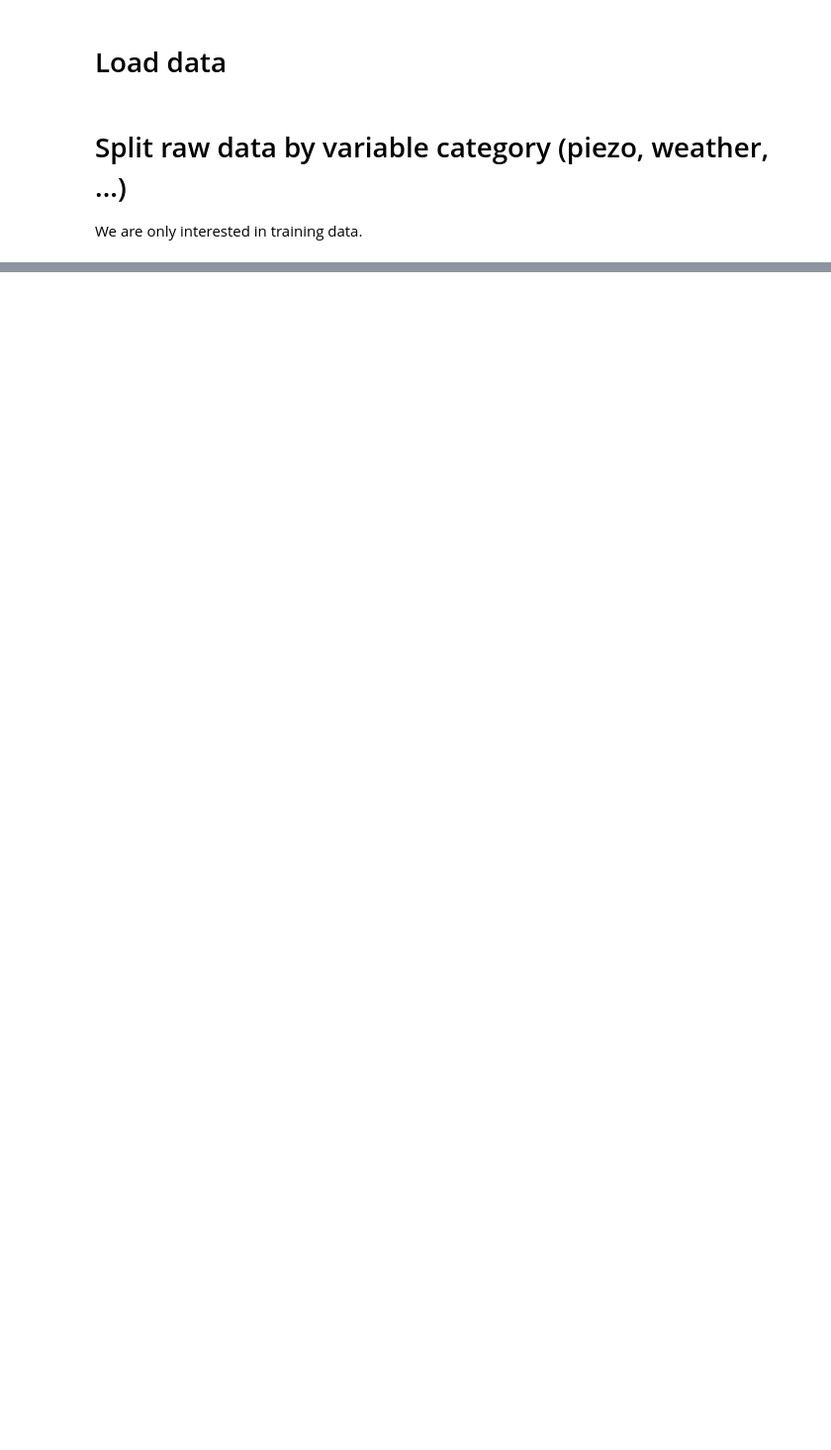
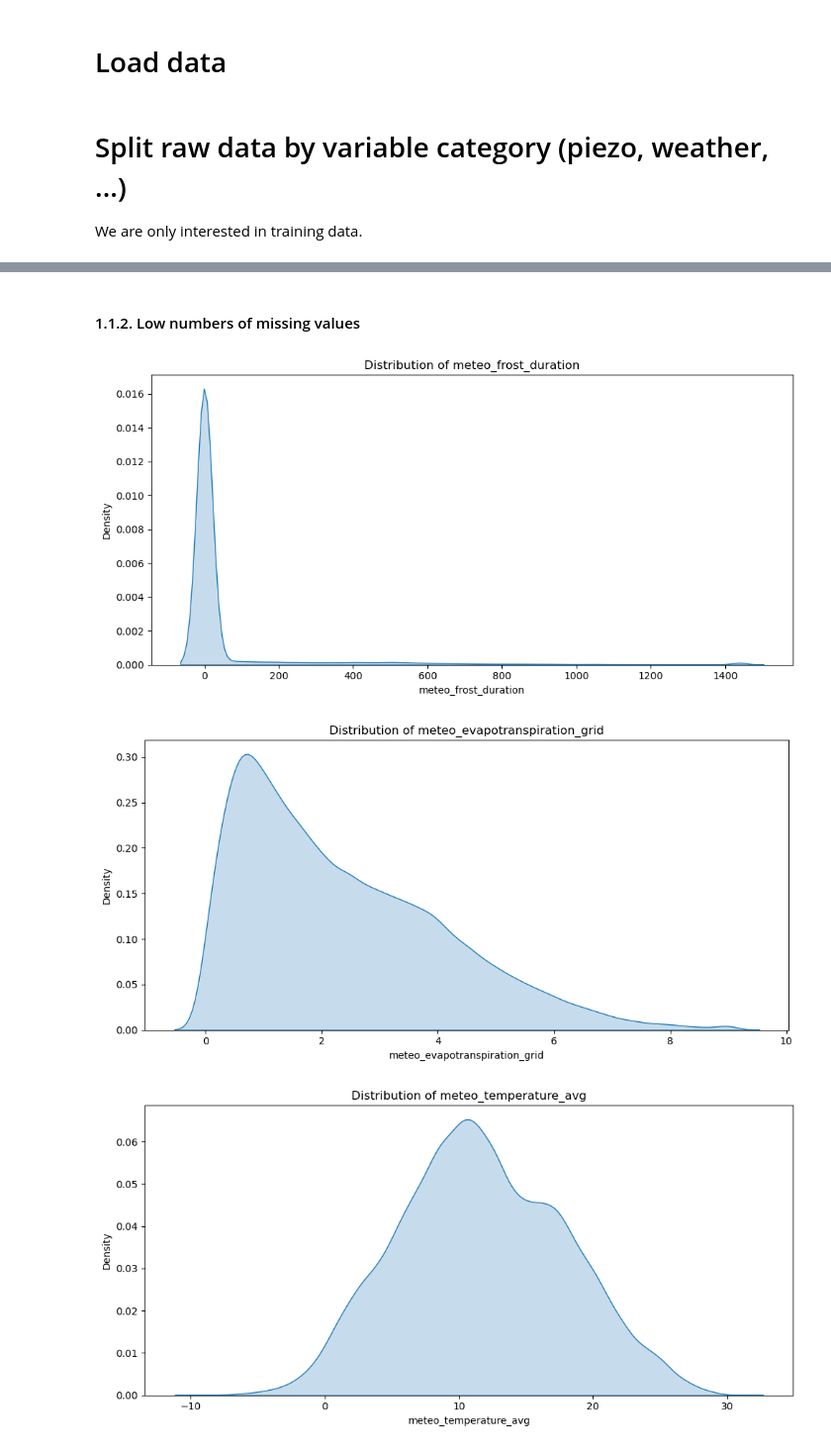
Before and after one commit to moranenzo/H-ckaton, a Jupyter notebook: weather_feature_engineering.ipynb, the cells around one changed output, grey strips where cells are left out. Shown at 99% size. Cells and saved outputs as stored; diff of their text form; code cells hidden in the pictures; blank space fills up the shorter version.

```diff
--- a/weather_feature_engineering.ipynb
+++ b/weather_feature_engineering.ipynb
@@ -657,0 +349,51 @@ KeyError: 'meteo_pressure_max'
+# %% [markdown]
+#### 1.1.2. Low numbers of missing values
+# %%
+import matplotlib.pyplot as plt
+import seaborn as sns
+
+def plot_kde_for_column(dataframe, column_name):
+    """
+    Plots a KDE distribution for a specified column in a DataFrame.
+
+    Parameters:
+    - dataframe: pandas.DataFrame, the data source
+    - column_name: str, the name of the column to plot
+    """
+    # Set up the figure
+    plt.figure(figsize=(10, 5))
+
+    # KDE plot for the specified column
+    sns.kdeplot(data=dataframe, x=column_name, fill=True)
+    plt.title(f'Distribution of {column_name}')
+    plt.xlabel(column_name)
+    plt.ylabel('Density')
+
+    # Show the plot
+    plt.tight_layout()
+    plt.show()
+# %%
+# columns to work with are those with less than 20 000 NaN
+low_NaN_columns = [
+    "meteo_frost_duration",
+    "meteo_evapotranspiration_grid",
+    "meteo_temperature_avg",
+    "meteo_time_tx",
+    "meteo_time_tn",
+    "meteo_temperature_avg_threshold",
+    "meteo_temperature_avg_tntm",
+    "meteo_amplitude_tn_tx",
+    "meteo_temperature_max",
+    "meteo_temperature_min",
+    "meteo_rain_height"
+]
+# %%
+for column in low_NaN_columns:
+    if column in meteo_variables.columns:
+        plot_kde_for_column(meteo_variables, column)
+    else:
+        print(f"Column {column} not found in filtered_df")
+# %% [output]
+[figure, added]
+[figure, added]
+[figure, added]
```
Also changed, not shown: parts of 112 cells of this notebook, 1 other file.
